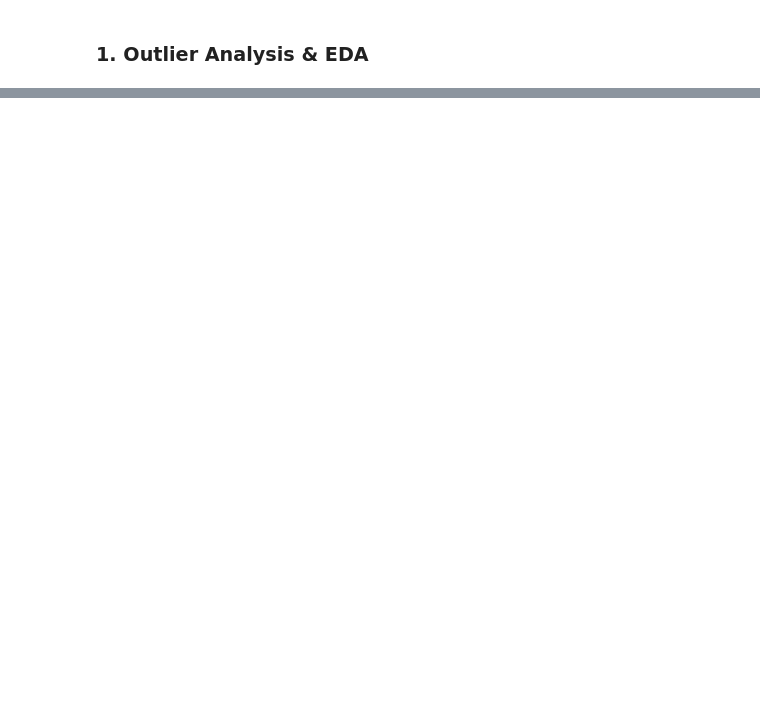
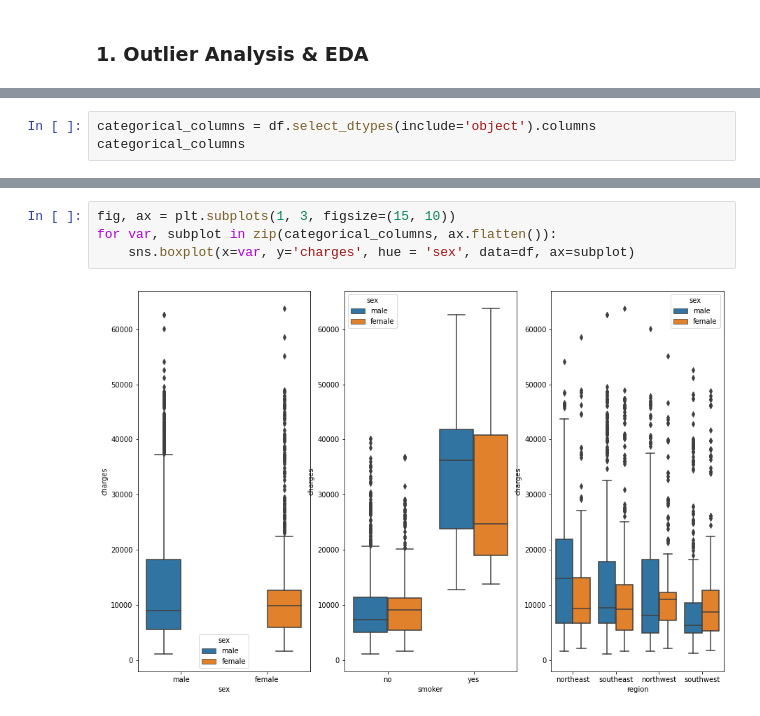
Before and after one commit to axiom9/Kaggle_notebooks, a Jupyter notebook: regression-analysis-on-medical-insurance-dataset.ipynb, the cells around one changed output, grey strips where cells are left out. Drawn from its saved outputs; the diff is of its cells as text; blank space fills up the shorter version.

```diff
--- a/regression-analysis-on-medical-insurance-dataset.ipynb
+++ b/regression-analysis-on-medical-insurance-dataset.ipynb
@@ -147,0 +290,3 @@ Let's improve on this a bit
+# %%
+categorical_columns = df.select_dtypes(include='object').columns
+categorical_columns
@@ -147,0 +306,6 @@ Let's improve on this a bit
+# %%
+fig, ax = plt.subplots(1, 3, figsize=(15, 10))
+for var, subplot in zip(categorical_columns, ax.flatten()):
+    sns.boxplot(x=var, y='charges', hue = 'sex', data=df, ax=subplot)
+# %% [output]
+[figure, added]
```
Also changed, not shown: parts of 58 cells of this notebook.
